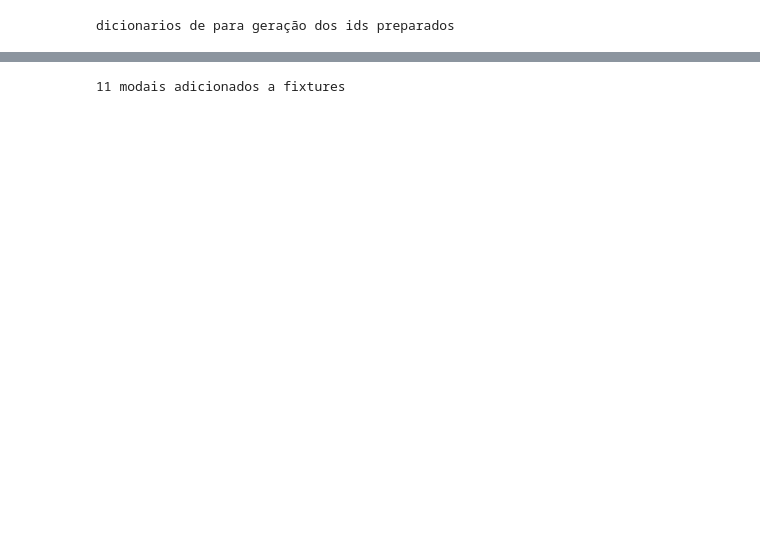
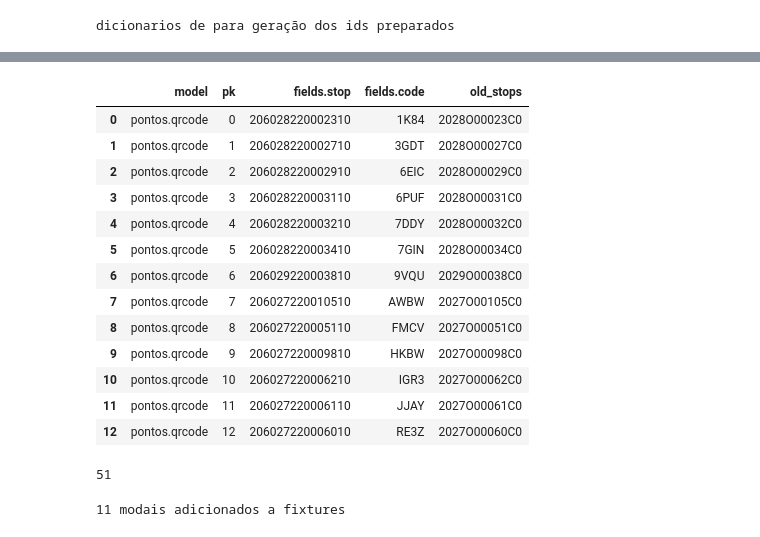
Before and after one commit to RJ-SMTR/mobilidade-rio-api, a Jupyter notebook: mobilidade_rio/helpers/generate_gtfs_fixture.ipynb, the cells around one changed output, grey strips where cells are left out. Drawn from its saved outputs; the diff is of its cells as text; code cells hidden in the pictures; blank space fills up the shorter version.

```diff
--- a/mobilidade_rio/helpers/generate_gtfs_fixture.ipynb
+++ b/mobilidade_rio/helpers/generate_gtfs_fixture.ipynb
@@ -8,4 +8,4 @@ import pandas as pd
 import requests
 import yaml
 # %%
-CONFIG_FILENAME = "/home/jovyan/work/mobilidade-rio-api/mobilidade_rio/helpers/config_gtfs.yaml"#"config_gtfs.yaml"
+CONFIG_FILENAME = "/home/jovyan/work/data/gtfs-22-nov/config_gtfs.yaml"#"config_gtfs.yaml"
@@ -223,10 +298,10 @@ dict_keys(['route', 'headsign', 'via', 'version', 'direction'])
 # %%
 import requests
 last_page =True
-#url='https://api.mobilidade.rio/qrcode/'
-url="https://api.staging.mobilidade.rio/qrcode/"
+#url='https://api.dev.mobilidade.rio/qrcode/'
+url="https://api.mobilidade.rio/qrcode/"
 fixtures=[]
-
+i=0
 while last_page:
     x = requests.get(url)
     x=json.loads(x.text)
@@ -234,9 +309,8 @@ while last_page:
     for item in results:
         code = item["code"]
         stop=item['stop']["id"]
-        if len(stop)>12:
-            stop=convert_old_to_new_stop(stop)
         fixtures.append(treat_results(stop,code,0,i))
+        i+=1
 
     if x["next"]:
         url= x["next"]
@@ -273,0 +503,18 @@ dump_fixtures(fixtures, f"../fixtures/qrcode.json")
+# %%
+qr_code = pd.json_normalize(json.load(open(f"qrcode3.json")))
+stop = pd.json_normalize(json.load(open("/home/jovyan/work/data/gtfs_nov/stop.json")))
+#display(stop)
+#print (len(qr_code["fields.code"].unique().tolist()),len(qr_code["fields.stop"].unique().tolist()))
+display("qrcode[stop_id] diferente em stop",qr_code.loc[qr_code["fields.stop"].isin(stop["pk"])==False])
+
+qr_code1=qr_code.loc[qr_code["fields.stop"].isin(stop["pk"])==False]
+qr_code2 = pd.json_normalize(json.load(open(f"qrcode4.json")))
+N_main = qr_code2["model"].count()
+qr_code2 = qr_code2.loc[qr_code2["fields.stop"].isin(stop["pk"])==True]
+
+display(f"Dos {N_main} qrcodes em main, {qr_code2['model'].count()} tem seus stop_ids associados em stop")
+
+display(f"Dos {qr_code['model'].count()} qrcodes, {qr_code1['model'].count()} não tem seus stop_ids associados em stop")
+
+
+display(" qrcode[stop_id] em main que mudaram e nao estão na lista acima",qr_code1.loc[qr_code1["fields.code"].isin(qr_code2["fields.code"])==False])
@@ -274,3 +541,32 @@ dump_fixtures(fixtures, f"../fixtures/qrcode.json")
+# %%
+a= qr_code2.loc[qr_code2["fields.code"].isin(qr_code1["fields.code"])==True].reset_index(drop=True)
+
+b= qr_code1.loc[qr_code1["fields.code"].isin(qr_code2["fields.code"])==True]
+
+b["old_stops"] = a["fields.stop"]
+
+#stop.loc[stop["stop_id"]]
+
+display (b)
+
+
+display(stop["pk"].loc[stop["pk"].isin(qr_code["fields.stop"])==True].count())
+# %% [output]
+|  | model | pk | fields.stop | fields.code | old_stops |
+| 0 | pontos.qrcode | 0 | 206028220002310 | 1K84 | 2028O00023C0 |
+| 1 | pontos.qrcode | 1 | 206028220002710 | 3GDT | 2028O00027C0 |
+| 2 | pontos.qrcode | 2 | 206028220002910 | 6EIC | 2028O00029C0 |
+| 3 | pontos.qrcode | 3 | 206028220003110 | 6PUF | 2028O00031C0 |
+| 4 | pontos.qrcode | 4 | 206028220003210 | 7DDY | 2028O00032C0 |
+| 5 | pontos.qrcode | 5 | 206028220003410 | 7GIN | 2028O00034C0 |
+| 6 | pontos.qrcode | 6 | 206029220003810 | 9VQU | 2029O00038C0 |
+| 7 | pontos.qrcode | 7 | 206027220010510 | AWBW | 2027O00105C0 |
+| 8 | pontos.qrcode | 8 | 206027220005110 | FMCV | 2027O00051C0 |
+| 9 | pontos.qrcode | 9 | 206027220009810 | HKBW | 2027O00098C0 |
+| 10 | pontos.qrcode | 10 | 206027220006210 | IGR3 | 2027O00062C0 |
+| 11 | pontos.qrcode | 11 | 206027220006110 | JJAY | 2027O00061C0 |
+| 12 | pontos.qrcode | 12 | 206027220006010 | RE3Z | 2027O00060C0 |
+51
 # %%
 #generate mode.json from api
 # %%
```
Also changed, not shown: parts of 17 cells of this notebook, 5 other files.
